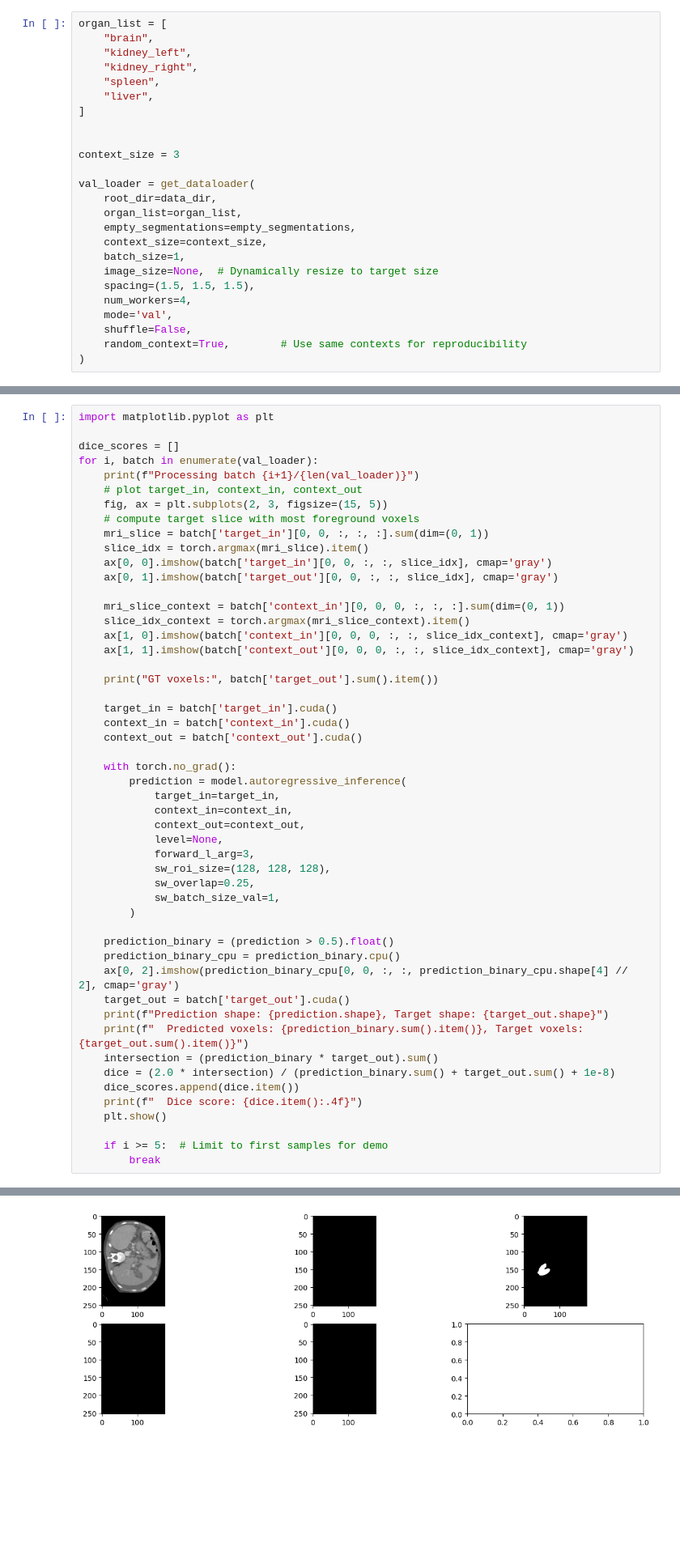
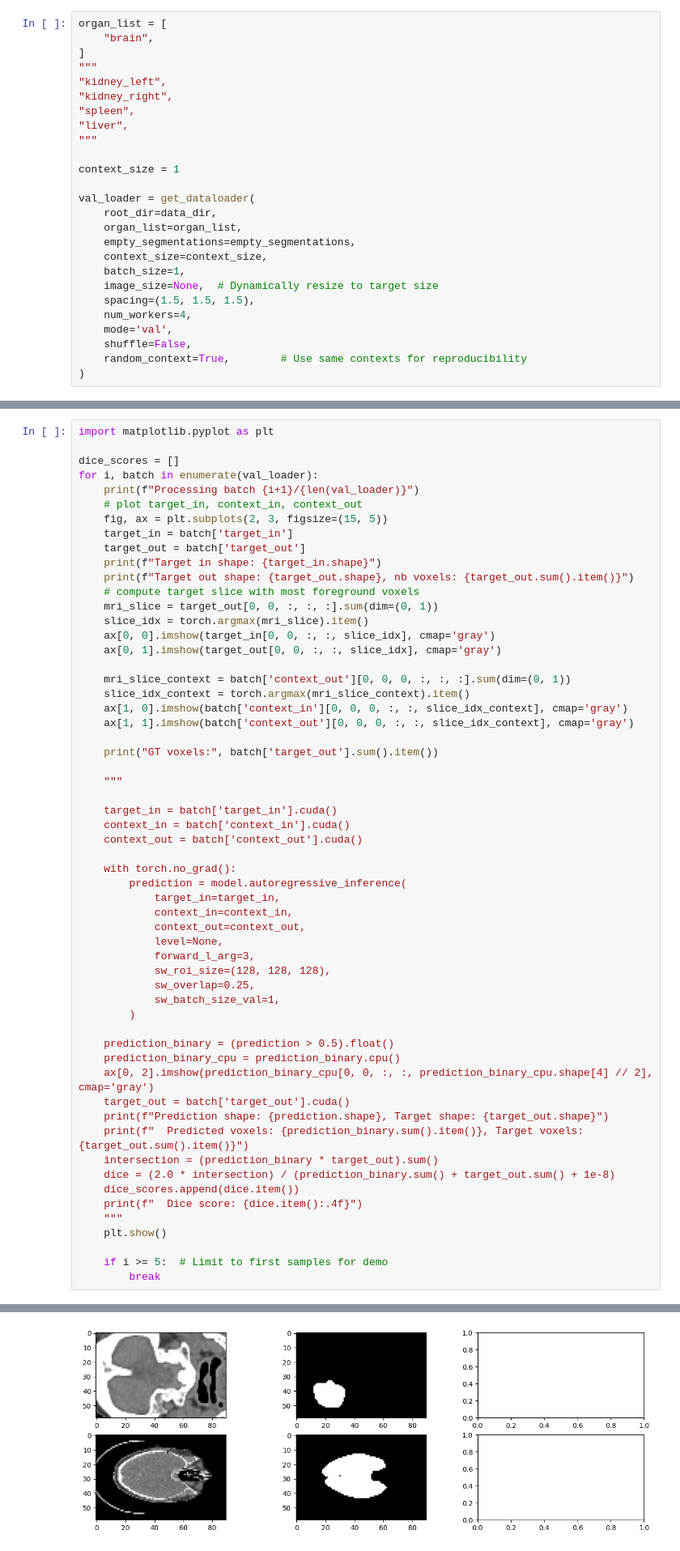
Before and after one commit to tidiane-camaret/ic_segmentation, a Jupyter notebook: notebooks/TotalSeg.ipynb, the cells around one changed output, grey strips where cells are left out. Shown at 81% size. Drawn from its saved outputs; the diff is of its cells as text; blank space fills up the shorter version.

```diff
--- a/notebooks/TotalSeg.ipynb
+++ b/notebooks/TotalSeg.ipynb
@@ -30,14 +24,15 @@ dict_keys(['total_cases', 'valid_cases', 'missing_ct', 'missing_seg_folder', 'ca
 # %%
 organ_list = [
     "brain",
-    "kidney_left",
-    "kidney_right",
-    "spleen",
-    "liver",
 ]
+"""
+"kidney_left",
+"kidney_right",
+"spleen",
+"liver",
+"""
 
-
-context_size = 3
+context_size = 1
 
 val_loader = get_dataloader(
     root_dir=data_dir,
@@ -71,18 +67,24 @@ for i, batch in enumerate(val_loader):
     print(f"Processing batch {i+1}/{len(val_loader)}")
     # plot target_in, context_in, context_out
     fig, ax = plt.subplots(2, 3, figsize=(15, 5))
+    target_in = batch['target_in']
+    target_out = batch['target_out']
+    print(f"Target in shape: {target_in.shape}")
+    print(f"Target out shape: {target_out.shape}, nb voxels: {target_out.sum().item()}")
     # compute target slice with most foreground voxels
-    mri_slice = batch['target_in'][0, 0, :, :, :].sum(dim=(0, 1))
+    mri_slice = target_out[0, 0, :, :, :].sum(dim=(0, 1))
     slice_idx = torch.argmax(mri_slice).item()
-    ax[0, 0].imshow(batch['target_in'][0, 0, :, :, slice_idx], cmap='gray')
-    ax[0, 1].imshow(batch['target_out'][0, 0, :, :, slice_idx], cmap='gray')
+    ax[0, 0].imshow(target_in[0, 0, :, :, slice_idx], cmap='gray')
+    ax[0, 1].imshow(target_out[0, 0, :, :, slice_idx], cmap='gray')
 
-    mri_slice_context = batch['context_in'][0, 0, 0, :, :, :].sum(dim=(0, 1))
+    mri_slice_context = batch['context_out'][0, 0, 0, :, :, :].sum(dim=(0, 1))
     slice_idx_context = torch.argmax(mri_slice_context).item()
     ax[1, 0].imshow(batch['context_in'][0, 0, 0, :, :, slice_idx_context], cmap='gray')
     ax[1, 1].imshow(batch['context_out'][0, 0, 0, :, :, slice_idx_context], cmap='gray')
 
     print("GT voxels:", batch['target_out'].sum().item())
+
+    """
 
     target_in = batch['target_in'].cuda()
     context_in = batch['context_in'].cuda()
@@ -110,6 +112,7 @@ for i, batch in enumerate(val_loader):
     dice = (2.0 * intersection) / (prediction_binary.sum() + target_out.sum() + 1e-8)
     dice_scores.append(dice.item())
     print(f"  Dice score: {dice.item():.4f}")
+    """
     plt.show()
 
     if i >= 5:  # Limit to first samples for demo
@@ -141 +140 @@ Prediction shape: torch.Size([1, 1, 253, 177, 427]), Target shape: torch.Size([1
-[figure, old version]
+[figure, new version]
```
Also changed, not shown: parts of 12 cells of this notebook, 2 other files.
